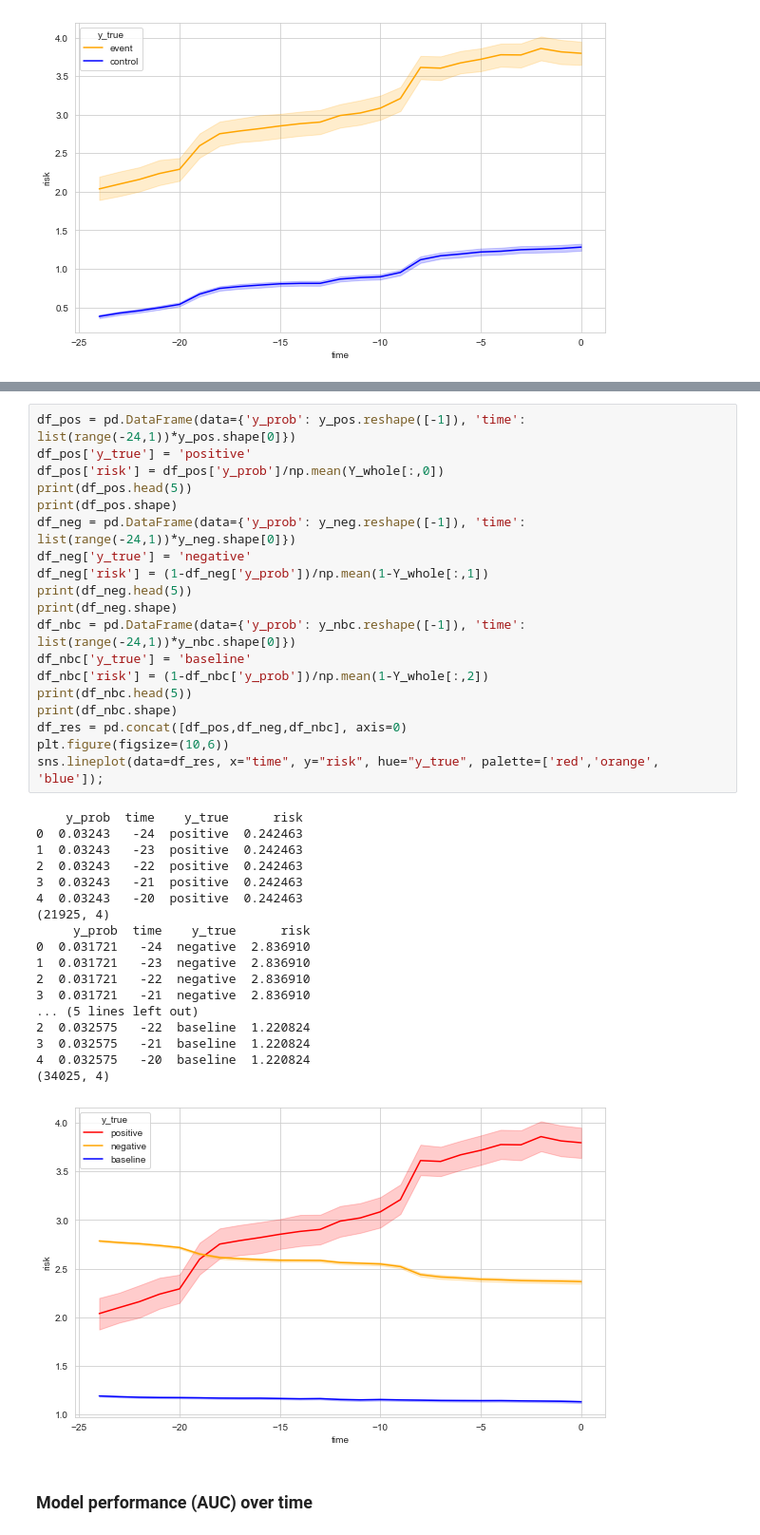
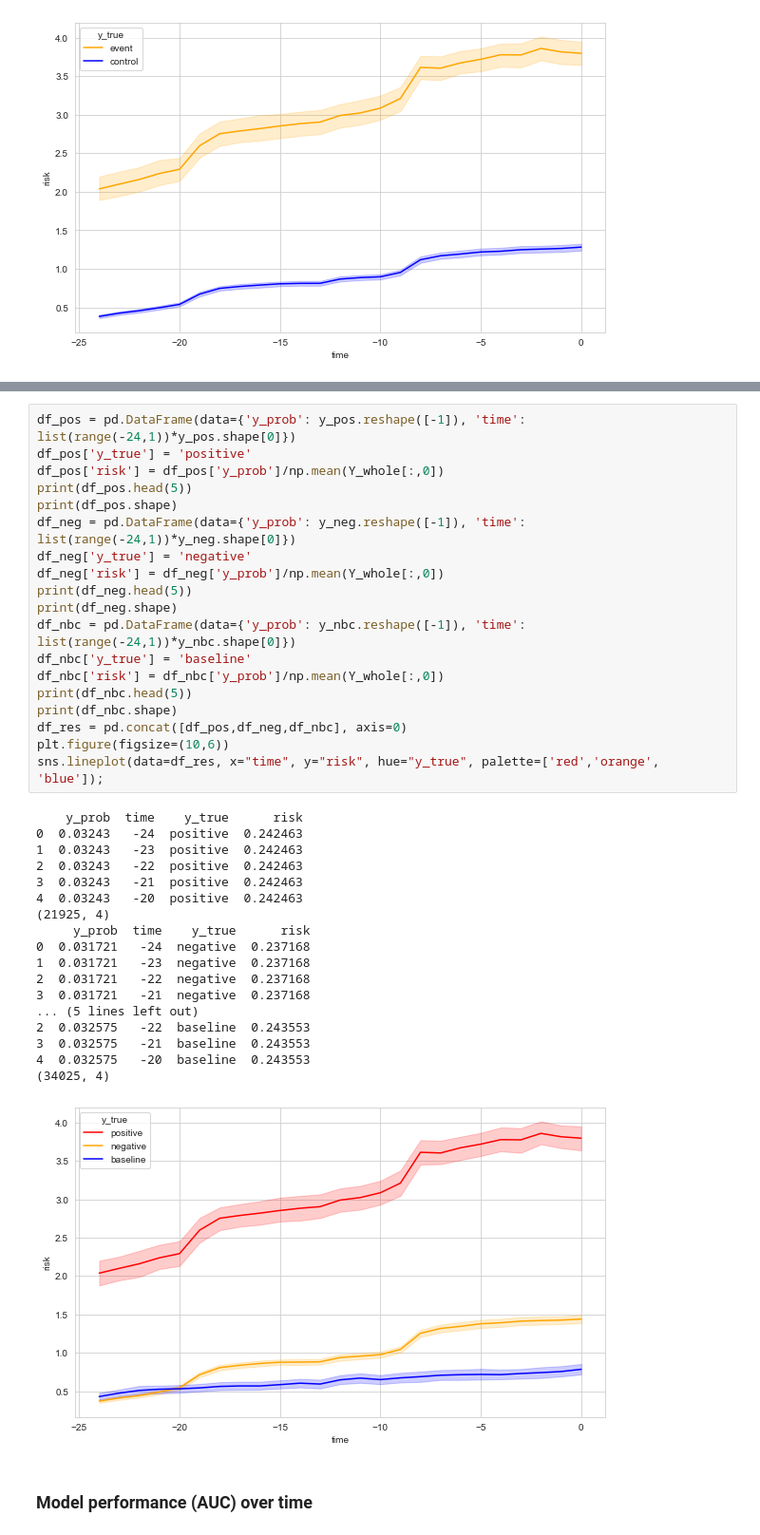
Before and after one commit to JiaxingQiu/FAIRStream, a Jupyter notebook: FAIRStream/tutorial_case7.ipynb, the cells around one changed output, grey strips where cells are left out. Shown at 95% size. Saved outputs shown, nothing was run; the diff lists cells and outputs as text.

Commit message:
correct 3 class risk plot

```diff
--- a/FAIRStream/tutorial_case7.ipynb
+++ b/FAIRStream/tutorial_case7.ipynb
@@ -635,41 +635,41 @@ predicted mean 0.8951117396354675, basemean 0.7924355650449901, relative risk 1.
 # %%
 df_pos = pd.DataFrame(data={'y_prob': y_pos.reshape([-1]), 'time': list(range(-24,1))*y_pos.shape[0]})
 df_pos['y_true'] = 'positive'
 df_pos['risk'] = df_pos['y_prob']/np.mean(Y_whole[:,0])
 print(df_pos.head(5))
 print(df_pos.shape)
 df_neg = pd.DataFrame(data={'y_prob': y_neg.reshape([-1]), 'time': list(range(-24,1))*y_neg.shape[0]})
 df_neg['y_true'] = 'negative'
-df_neg['risk'] = (1-df_neg['y_prob'])/np.mean(1-Y_whole[:,1])
+df_neg['risk'] = df_neg['y_prob']/np.mean(Y_whole[:,0])
 print(df_neg.head(5))
 print(df_neg.shape)
 df_nbc = pd.DataFrame(data={'y_prob': y_nbc.reshape([-1]), 'time': list(range(-24,1))*y_nbc.shape[0]})
 df_nbc['y_true'] = 'baseline'
-df_nbc['risk'] = (1-df_nbc['y_prob'])/np.mean(1-Y_whole[:,2])
+df_nbc['risk'] = df_nbc['y_prob']/np.mean(Y_whole[:,0])
 print(df_nbc.head(5))
 print(df_nbc.shape)
 df_res = pd.concat([df_pos,df_neg,df_nbc], axis=0)
 plt.figure(figsize=(10,6))
 sns.lineplot(data=df_res, x="time", y="risk", hue="y_true", palette=['red','orange', 'blue']);
 # %% [output]
     y_prob  time    y_true      risk
 0  0.03243   -24  positive  0.242463
 1  0.03243   -23  positive  0.242463
 2  0.03243   -22  positive  0.242463
 3  0.03243   -21  positive  0.242463
 4  0.03243   -20  positive  0.242463
 (21925, 4)
      y_prob  time    y_true      risk
-0  0.031721   -24  negative  2.836910
-1  0.031721   -23  negative  2.836910
-2  0.031721   -22  negative  2.836910
-3  0.031721   -21  negative  2.836910
+0  0.031721   -24  negative  0.237168
+1  0.031721   -23  negative  0.237168
+2  0.031721   -22  negative  0.237168
+3  0.031721   -21  negative  0.237168
 ... (5 lines left out)
-2  0.032575   -22  baseline  1.220824
-3  0.032575   -21  baseline  1.220824
-4  0.032575   -20  baseline  1.220824
+2  0.032575   -22  baseline  0.243553
+3  0.032575   -21  baseline  0.243553
+4  0.032575   -20  baseline  0.243553
 (34025, 4)
-[figure, old version]
+[figure, new version]
 # %% [markdown]
 ### Model performance (AUC) over time
 # %%
```
Also changed, not shown: parts of 1 cell of this notebook, 2 other files.
